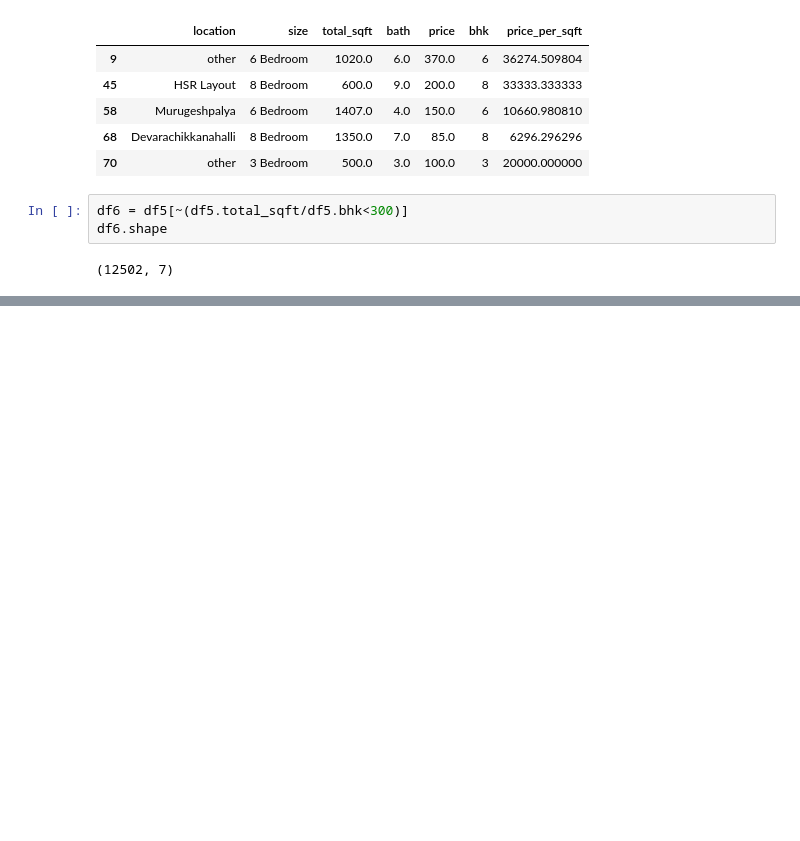
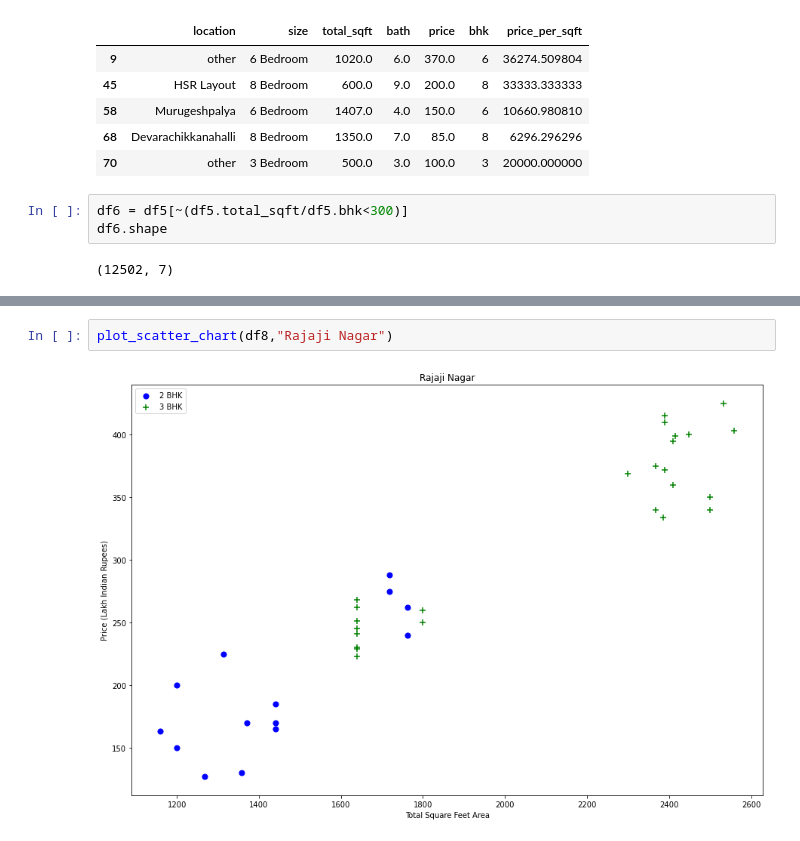
Before and after one commit to ShivaBsnt/Real-State-Price-Prediction, a Jupyter notebook: real_estate_price_prediction.ipynb, the cells around one changed output, grey strips where cells are left out. Drawn from its saved outputs; the diff is of its cells as text; blank space fills up the shorter version.

```diff
--- a/real_estate_price_prediction.ipynb
+++ b/real_estate_price_prediction.ipynb
@@ -235,0 +297,4 @@ df7
+# %%
+plot_scatter_chart(df8,"Rajaji Nagar")
+# %% [output]
+[figure, added]
```
Also changed, not shown: parts of 12 cells of this notebook.
